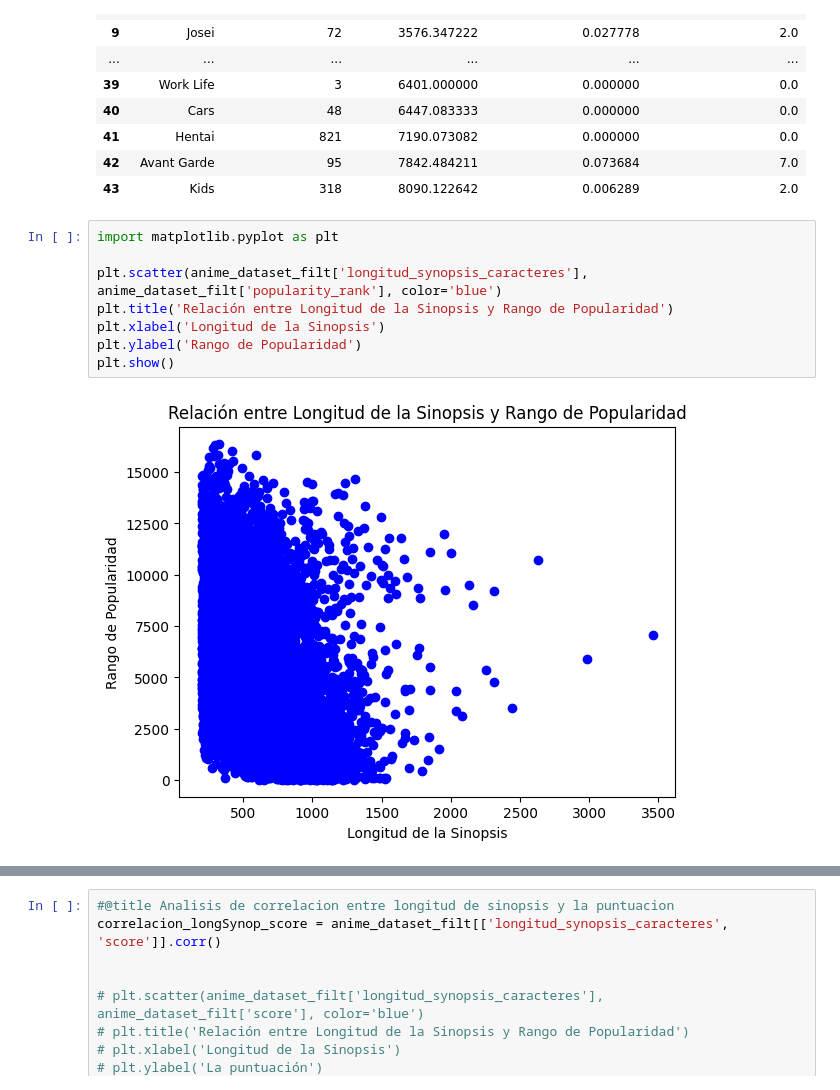
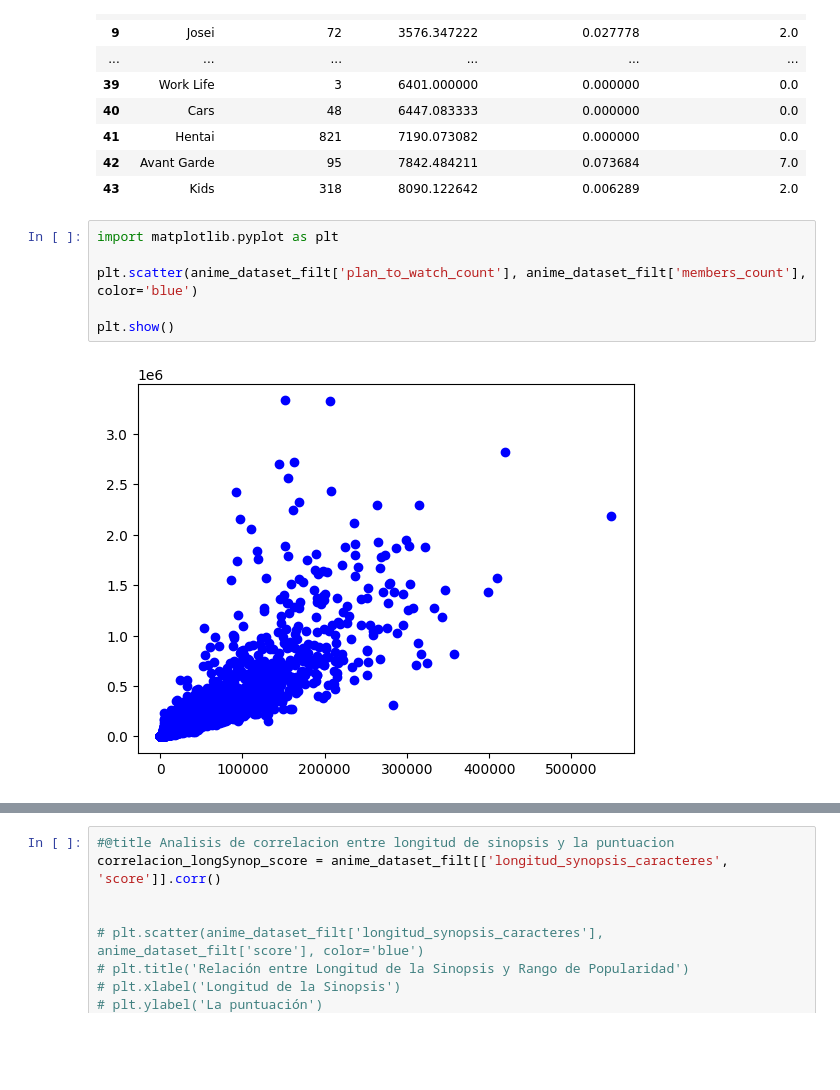
Before and after one commit to Thibisay/Proyecto-SIC-cubitUCV, a Jupyter notebook: Analisis de datos/main.ipynb, the cells around one changed output, grey strips where cells are left out. Drawn from its saved outputs; the diff is of its cells as text; blank space fills up the shorter version.

```diff
--- a/Analisis de datos/main.ipynb
+++ b/Analisis de datos/main.ipynb
@@ -154,13 +157,11 @@ data_generos_promedio
 # %%
 import matplotlib.pyplot as plt
 
-plt.scatter(anime_dataset_filt['longitud_synopsis_caracteres'], anime_dataset_filt['popularity_rank'], color='blue')
-plt.title('Relación entre Longitud de la Sinopsis y Rango de Popularidad')
-plt.xlabel('Longitud de la Sinopsis')
-plt.ylabel('Rango de Popularidad')
+plt.scatter(anime_dataset_filt['plan_to_watch_count'], anime_dataset_filt['members_count'], color='blue')
+
 plt.show()
 # %% [output]
-[figure, old version]
+[figure, new version]
 # %%
 #@title Analisis de correlacion entre longitud de sinopsis y la puntuacion
 
```
Also changed, not shown: parts of 13 cells of this notebook.
